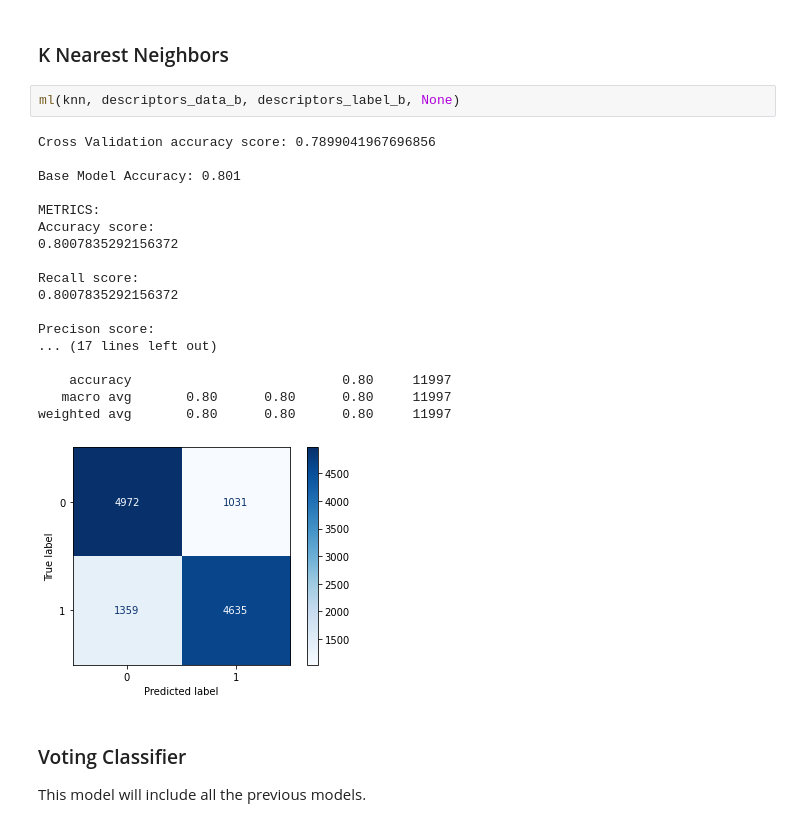
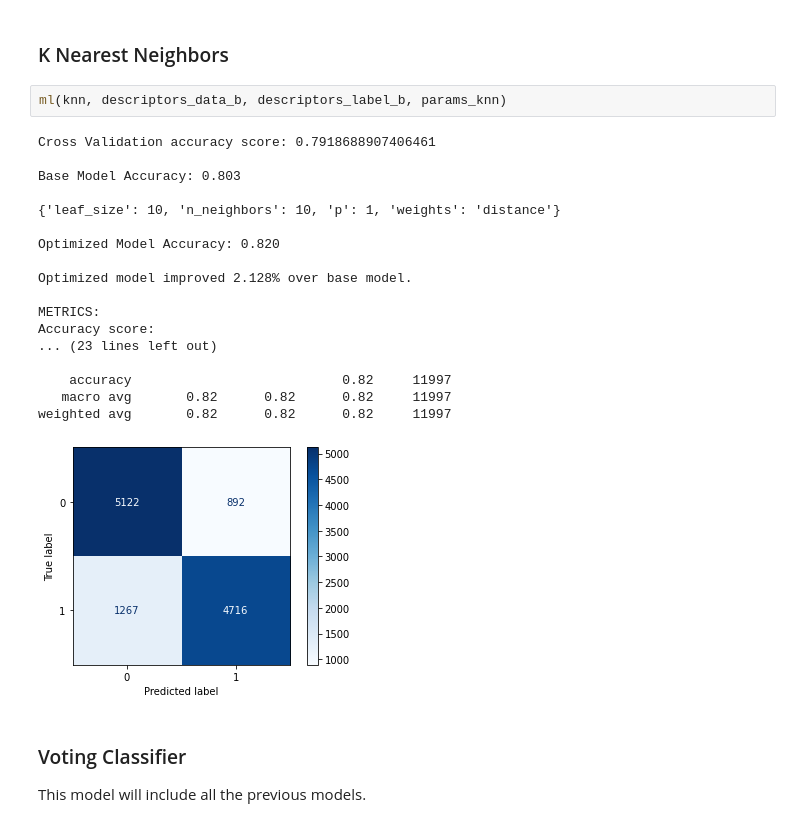
Before and after one commit to TiagoS16/SIB_SMILES, a Jupyter notebook: src/smiles/scripts/Etapa3.ipynb, the cells around one changed output. Saved outputs shown, nothing was run; the diff lists cells and outputs as text.

```diff
--- a/src/smiles/scripts/Etapa3.ipynb
+++ b/src/smiles/scripts/Etapa3.ipynb
@@ -162,26 +162,26 @@ weighted avg       0.70      0.70      0.70     11997
 # %% [markdown]
 ### K Nearest Neighbors
 # %%
-ml(knn, descriptors_data_b, descriptors_label_b, None)
+ml(knn, descriptors_data_b, descriptors_label_b, params_knn)
 # %% [output]
-Cross Validation accuracy score: 0.7899041967696856
+Cross Validation accuracy score: 0.7918688907406461
 
-Base Model Accuracy: 0.801
+Base Model Accuracy: 0.803
+
+{'leaf_size': 10, 'n_neighbors': 10, 'p': 1, 'weights': 'distance'}
+
+Optimized Model Accuracy: 0.820
+
+Optimized model improved 2.128% over base model.
 
 METRICS:
 Accuracy score:
-0.8007835292156372
+... (23 lines left out)
 
-Recall score:
-0.8007835292156372
-
-Precison score:
-... (17 lines left out)
-
-    accuracy                           0.80     11997
-   macro avg       0.80      0.80      0.80     11997
-weighted avg       0.80      0.80      0.80     11997
+    accuracy                           0.82     11997
+   macro avg       0.82      0.82      0.82     11997
+weighted avg       0.82      0.82      0.82     11997
-[figure, old version]
+[figure, new version]
 # %% [markdown]
 ### Voting Classifier
 This model will include all the previous models.
```
Also changed, not shown: parts of 19 cells of this notebook.
